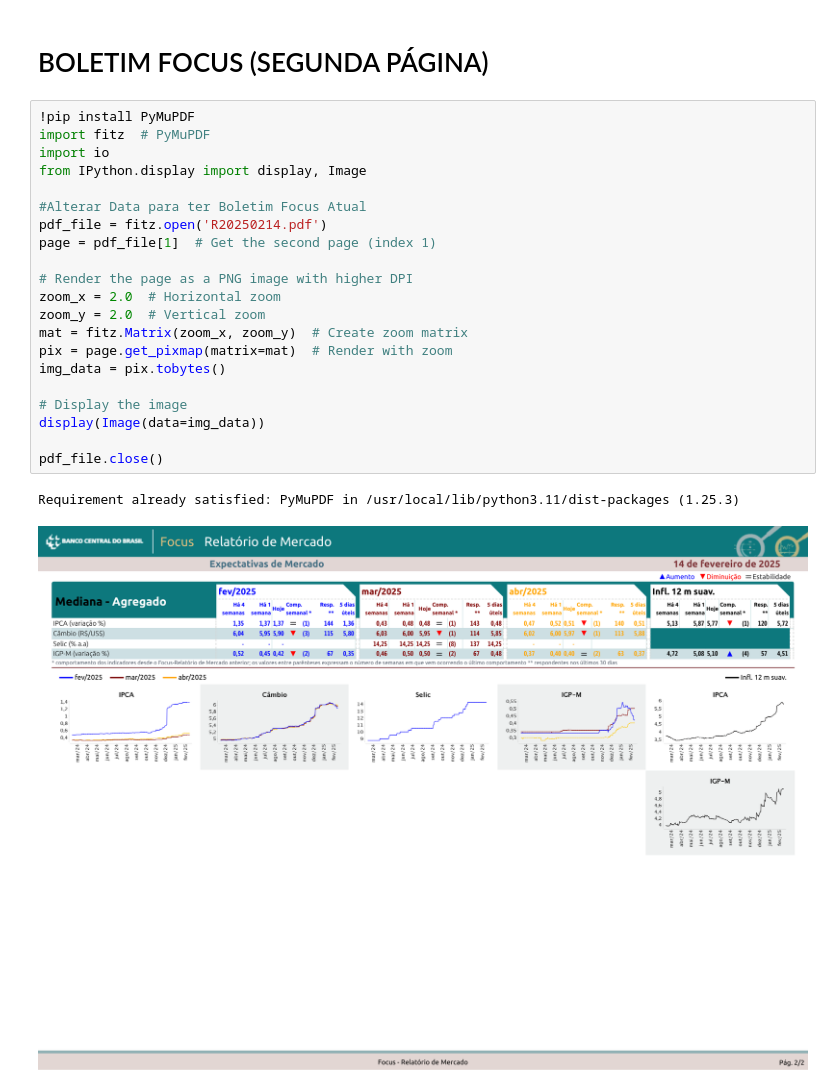
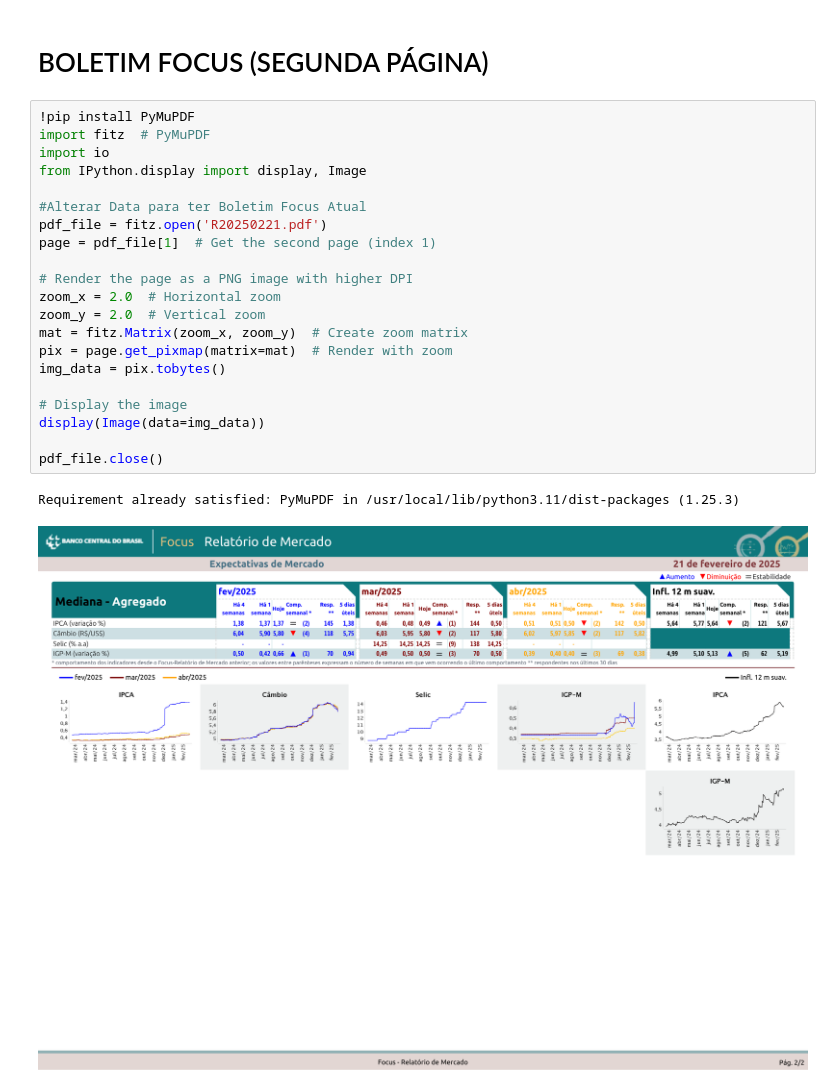
Before and after one commit to osergioribeirof/Python, a Jupyter notebook: Boletim_Focus.ipynb, the cells around one changed output. Drawn from its saved outputs; the diff is of its cells as text.

```diff
--- a/Boletim_Focus.ipynb
+++ b/Boletim_Focus.ipynb
@@ -97,24 +93,24 @@ Successfully installed PyMuPDF-1.25.3
 # %%
 !pip install PyMuPDF
 import fitz  # PyMuPDF
 import io
 from IPython.display import display, Image
 
 #Alterar Data para ter Boletim Focus Atual
-pdf_file = fitz.open('R20250214.pdf')
+pdf_file = fitz.open('R20250221.pdf')
 page = pdf_file[1]  # Get the second page (index 1)
 
 # Render the page as a PNG image with higher DPI
 zoom_x = 2.0  # Horizontal zoom
 zoom_y = 2.0  # Vertical zoom
 mat = fitz.Matrix(zoom_x, zoom_y)  # Create zoom matrix
 pix = page.get_pixmap(matrix=mat)  # Render with zoom
 img_data = pix.tobytes()
 
 # Display the image
 display(Image(data=img_data))
 
 pdf_file.close()
 # %% [output]
 Requirement already satisfied: PyMuPDF in /usr/local/lib/python3.11/dist-packages (1.25.3)
-[figure, old version]
+[figure, new version]
```
Also changed, not shown: parts of 4 cells of this notebook.
